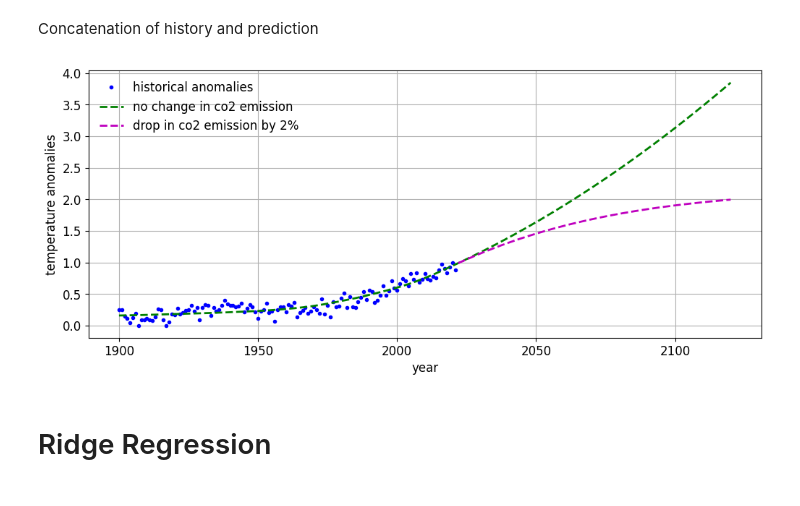
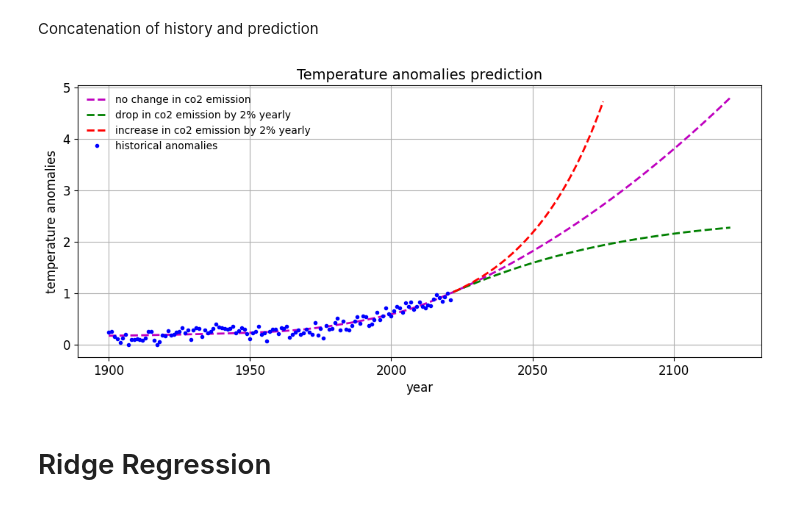
Before and after one commit to torczuk/earth-temperature-ml, a Jupyter notebook: source/linear-regression.ipynb, the cells around one changed output. Drawn from its saved outputs; the diff is of its cells as text; code cells hidden in the pictures.

```diff
--- a/source/linear-regression.ipynb
+++ b/source/linear-regression.ipynb
@@ -345,6 +345,19 @@ def predict_future(future_co2_emission, model):
     Y_anual_anomaly_pred = model.predict(X_const_norm)
     anomalies_prediction.insert(len(columns), 'annual_anomaly_pred', Y_anual_anomaly_pred)
     return anomalies_prediction
+
+def create_datasets(anomalies_and_co2_anually_scaled, future_co2_emission, model):
+    anomalies_hist = anomalies_and_co2_anually_scaled[['year', 'cum_co2', 'annual_anomaly']].rename(columns={'cum_co2': 'co2'})
+    anomalies_future = future_co2_emission.rename(columns={'const_norm': 'co2'})
+    anomalies_future_down = future_co2_emission.rename(columns={'down_2%_norm': 'co2'})
+    anomalies_future_up = future_co2_emission.rename(columns={'up_2%_norm': 'co2'})
+    hist = predict_history(anomalies_hist, model)
+    future = predict_future(anomalies_future, model)
+    future_down = predict_future(anomalies_future_down, model)
+    future_up = predict_future(anomalies_future_up, model)
+    future_up = future_up[future_up['year'] < 2076]
+    history = pd.concat([hist, future])
+    return history, future_down, future_up
 # %% [markdown]
 # Polynomial Regression
 # %%
@@ -445,18 +446,22 @@ summary
 # %% [markdown]
 Concatenation of history and prediction
 # %%
+summary, future_down, future_up = create_datasets(anomalies_and_co2_anually_scaled, future_co2_emission, model)
+
 plt.figure().set_figwidth(12)
+plt.plot(summary[['year']], summary[['annual_anomaly_pred']], "m--", linewidth=2, label="no change in co2 emission")
+plt.plot(future_down[['year']], future_down[['annual_anomaly_pred']], "g--", linewidth=2, label="drop in co2 emission by 2% yearly")
+plt.plot(future_up[['year']], future_up[['annual_anomaly_pred']], "r--", linewidth=2, label="increase in co2 emission by 2% yearly")
 plt.plot(summary[['year']], summary[['annual_anomaly']], "b.", linewidth=1, label="historical anomalies")
-plt.plot(summary[['year']], summary[['annual_anomaly_pred']], "g--", linewidth=2, label="no change in co2 emission")
-plt.plot(future2[['year']], future2[['annual_anomaly_pred']], "m--", linewidth=2, label="drop in co2 emission by 2%")
 
 plt.xlabel("year", fontsize=12)
 plt.ylabel("temperature anomalies", rotation=90, fontsize=12)
-legend=plt.legend(loc="upper left", fontsize=12, frameon=False)
+legend=plt.legend(loc="upper left", fontsize=10, frameon=False)
 plt.grid()
+plt.title('Temperature anomalies prediction', fontsize = 14)
 plt.show()
 # %% [output]
-[figure, old version]
+[figure, new version]
 # %% [markdown]
 # Ridge Regression
 # %%
```
Also changed, not shown: parts of 11 cells of this notebook.
